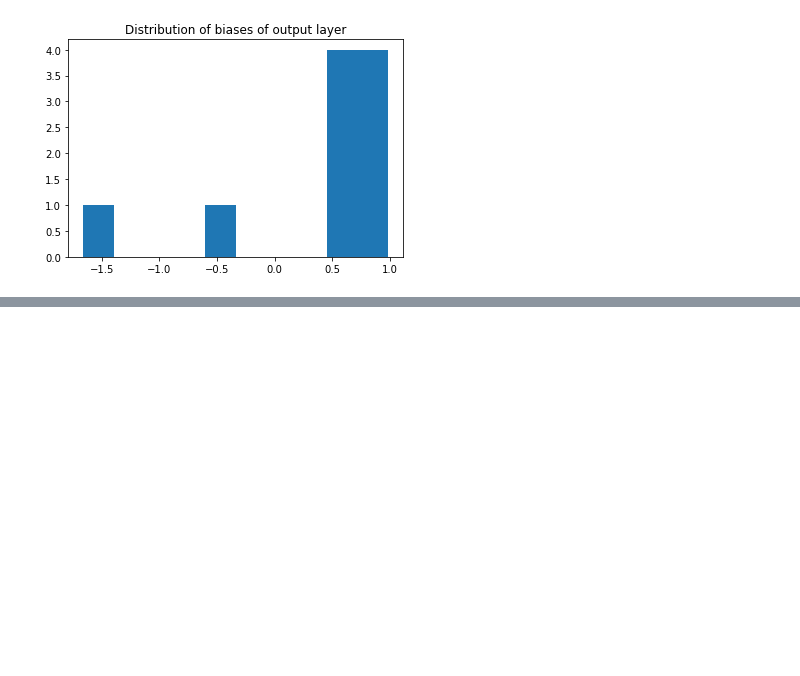
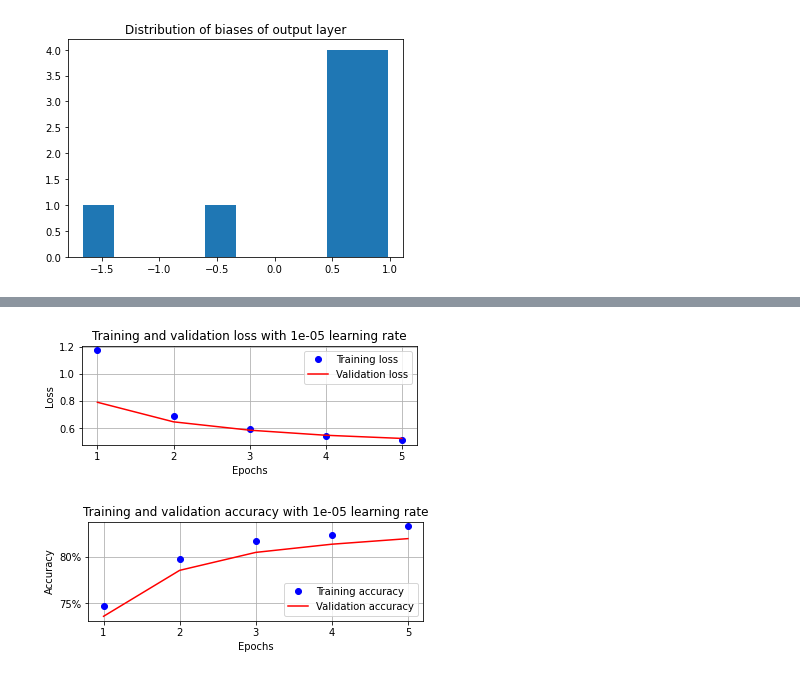
Before and after one commit to ishandutta0098/impact-of-learning-rate-in-nn, a Jupyter notebook: notebook/learning-rate-variations.ipynb, the cells around one changed output, grey strips where cells are left out. Cells and saved outputs as stored; diff of their text form; code cells hidden in the pictures; blank space fills up the shorter version.

```diff
--- a/notebook/learning-rate-variations.ipynb
+++ b/notebook/learning-rate-variations.ipynb
@@ -540,0 +415,5 @@ for ix, par in enumerate(model.parameters()):
+# %%
+train_losses, val_losses, train_accuracies, val_accuracies = run(
+                                                                config.LOW_LEARNING_RATE,
+                                                                config.MODEL_LOW_LR_PATH
+                                                            )
@@ -540,0 +435,11 @@ for ix, par in enumerate(model.parameters()):
+# %%
+get_loss_plot(
+    config.LOW_LEARNING_RATE,
+    train_losses,
+    val_losses,
+    train_accuracies,
+    val_accuracies
+    )
+# %% [output]
+[figure, added]
+[figure, added]
```
Also changed, not shown: parts of 29 cells of this notebook, 2 other files.
